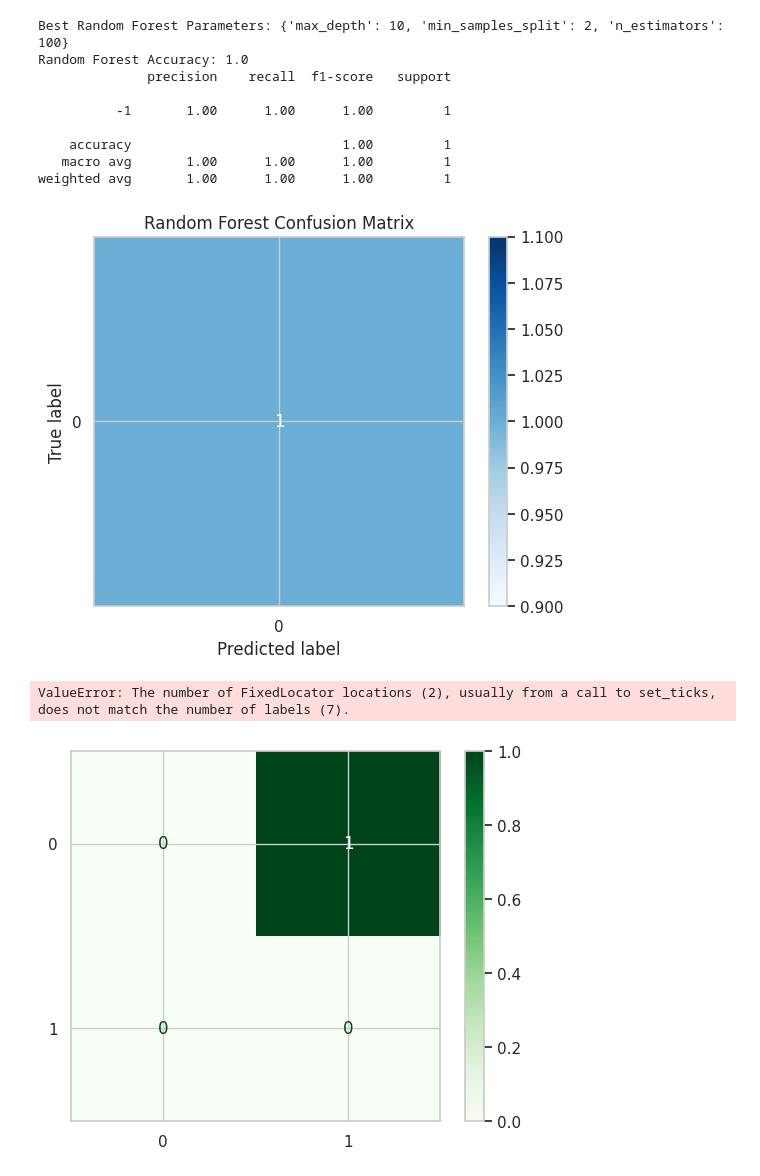
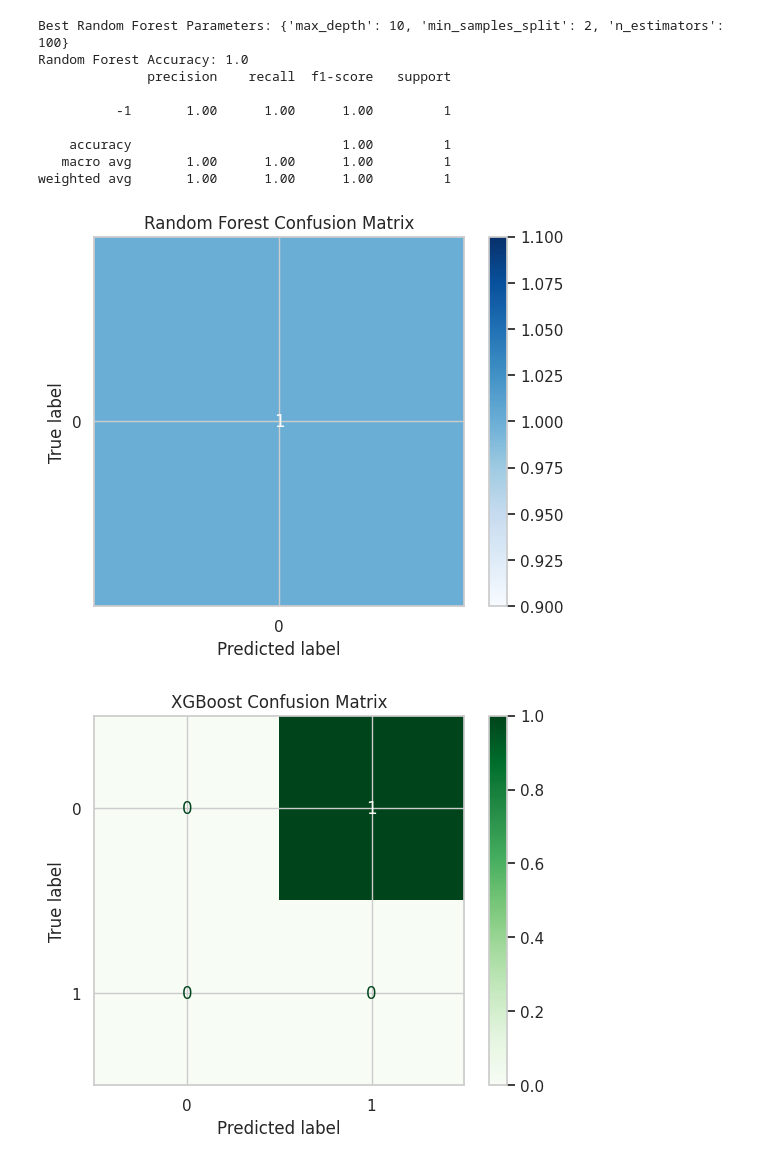
Before and after one commit to Muhammadwaqas77/tase3, a Jupyter notebook: elevvo_taske3.ipynb, the cells around one changed output. Saved outputs shown, nothing was run; the diff lists cells and outputs as text; code cells hidden in the pictures.

```diff
--- a/elevvo_taske3.ipynb
+++ b/elevvo_taske3.ipynb
@@ -256,26 +256,25 @@ weighted avg       1.00      1.00      1.00         1
 # %%
 import matplotlib.pyplot as plt
 from sklearn.metrics import ConfusionMatrixDisplay, confusion_matrix
+import numpy as np
 
 # Convert RF predictions to original class if needed
 rf_preds_original = rf_preds + 1
-y_test_original = y_test_xgb + 1
+y_test_original_rf = y_test_xgb + 1 # Renamed to avoid conflict
 
 # Confusion matrix for RF
-cm_rf = confusion_matrix(y_test_original, rf_preds_original)
-import numpy as np
-
-labels_rf = np.unique(np.concatenate((y_test_original, rf_preds_original)))
+cm_rf = confusion_matrix(y_test_original_rf, rf_preds_original)
+labels_rf = np.unique(np.concatenate((y_test_original_rf, rf_preds_original)))
 ConfusionMatrixDisplay(cm_rf, display_labels=labels_rf).plot(cmap='Blues')
 plt.title("Random Forest Confusion Matrix")
 plt.show()
 
 # Confusion matrix for XGBoost
 cm_xgb = confusion_matrix(y_test_original, y_pred_best_original)
-ConfusionMatrixDisplay(cm_xgb, display_labels=[1,2,3,4,5,6,7]).plot(cmap='Greens')
+# Removed explicit display_labels as it caused the error with single class data
+ConfusionMatrixDisplay(cm_xgb).plot(cmap='Greens')
 plt.title("XGBoost Confusion Matrix")
 plt.show()
 # %% [output]
 [figure]
-ValueError: The number of FixedLocator locations (2), usually from a call to set_ticks, does not match the number of labels (7).
-[figure, old version]
+[figure, new version]
```
